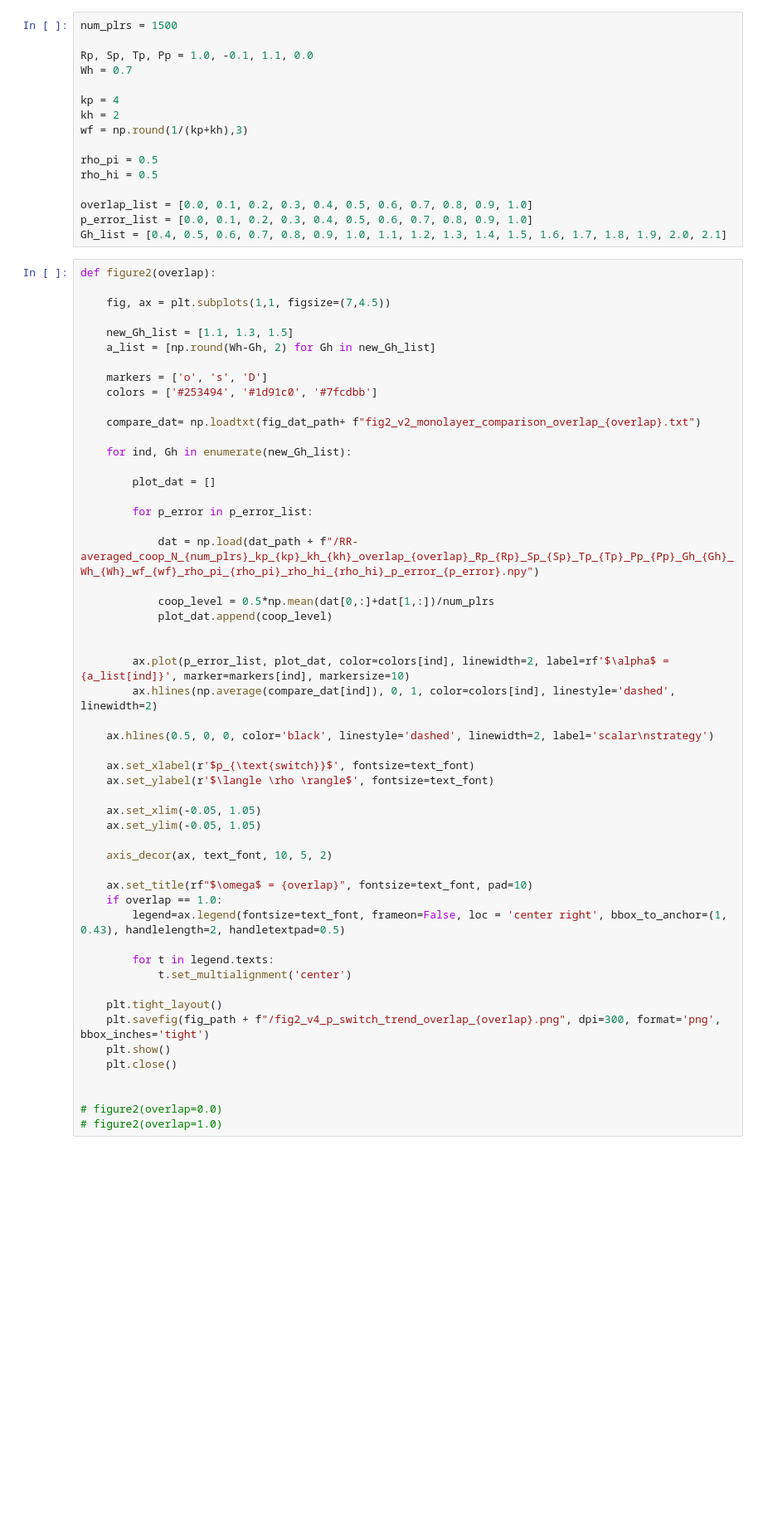
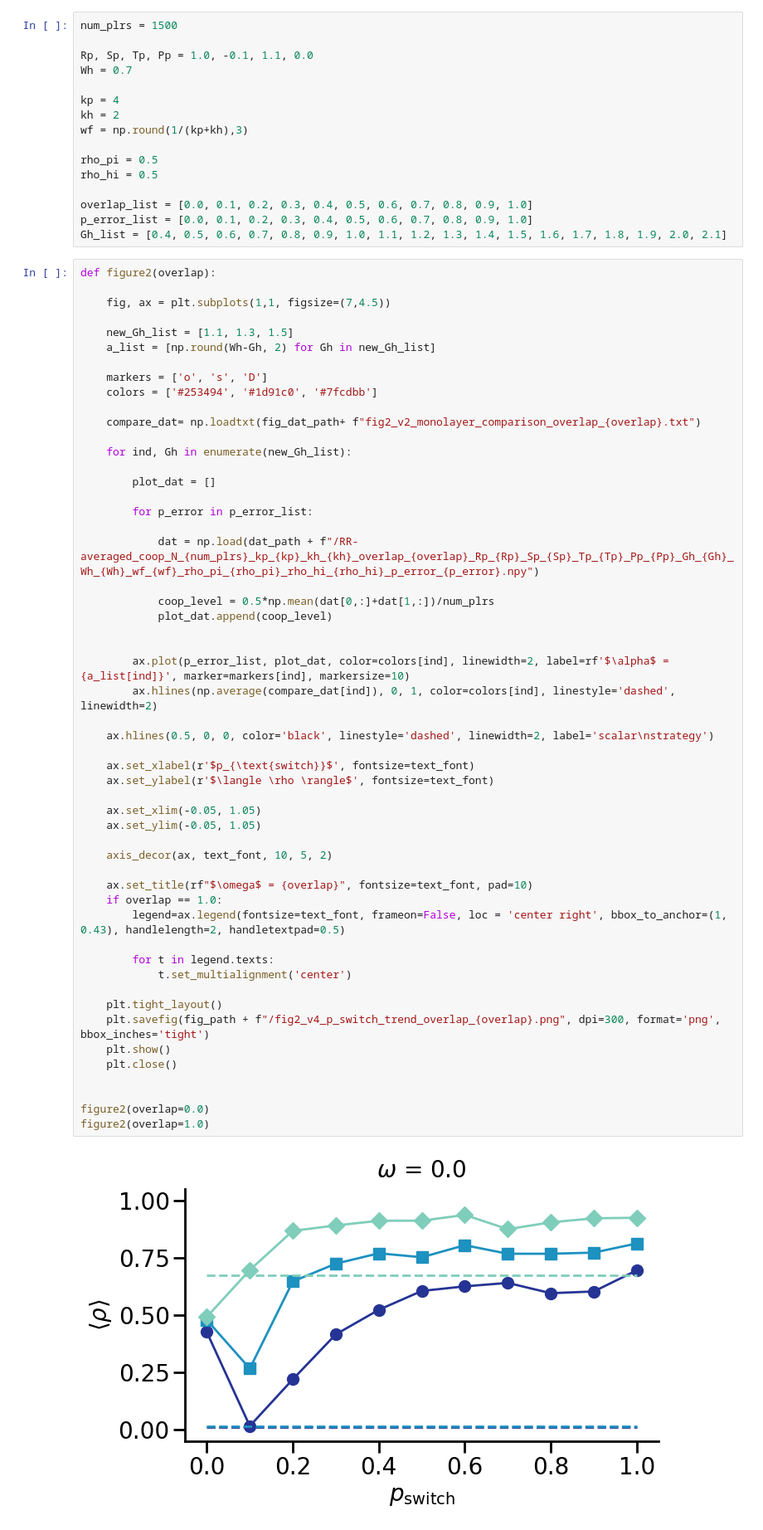
Before and after one commit to sadekar-onkar/overlap-ho-game, a Jupyter notebook: scripts/figures_plot.ipynb, the cells around one changed output. Shown: that part at 83% size. Drawn from its saved outputs; the diff is of its cells as text; blank space fills up the shorter version.

Commit message:
figures jupyter notebook updated

```diff
--- a/scripts/figures_plot.ipynb
+++ b/scripts/figures_plot.ipynb
@@ -65,32 +65,34 @@ def figure2(overlap):
 			coop_level = 0.5*np.mean(dat[0,:]+dat[1,:])/num_plrs
 			plot_dat.append(coop_level)
 
 
 		ax.plot(p_error_list, plot_dat, color=colors[ind], linewidth=2, label=rf'$\alpha$ = {a_list[ind]}', marker=markers[ind], markersize=10)
 		ax.hlines(np.average(compare_dat[ind]), 0, 1, color=colors[ind], linestyle='dashed', linewidth=2)
 
 	ax.hlines(0.5, 0, 0, color='black', linestyle='dashed', linewidth=2, label='scalar\nstrategy')
 
 	ax.set_xlabel(r'$p_{\text{switch}}$', fontsize=text_font)
 	ax.set_ylabel(r'$\langle \rho \rangle$', fontsize=text_font)
 
 	ax.set_xlim(-0.05, 1.05)
 	ax.set_ylim(-0.05, 1.05)
 
 	axis_decor(ax, text_font, 10, 5, 2)
 
 	ax.set_title(rf"$\omega$ = {overlap}", fontsize=text_font, pad=10)
 	if overlap == 1.0:
 		legend=ax.legend(fontsize=text_font, frameon=False, loc = 'center right', bbox_to_anchor=(1, 0.43), handlelength=2, handletextpad=0.5)
 
 		for t in legend.texts:
 			t.set_multialignment('center')
 
 	plt.tight_layout()
 	plt.savefig(fig_path + f"/fig2_v4_p_switch_trend_overlap_{overlap}.png", dpi=300, format='png', bbox_inches='tight')
 	plt.show()
 	plt.close()
 
 
-# figure2(overlap=0.0)
-# figure2(overlap=1.0)
+figure2(overlap=0.0)
+figure2(overlap=1.0)
+# %% [output]
+[figure, added]
```
Also changed, not shown: parts of 5 cells of this notebook.
